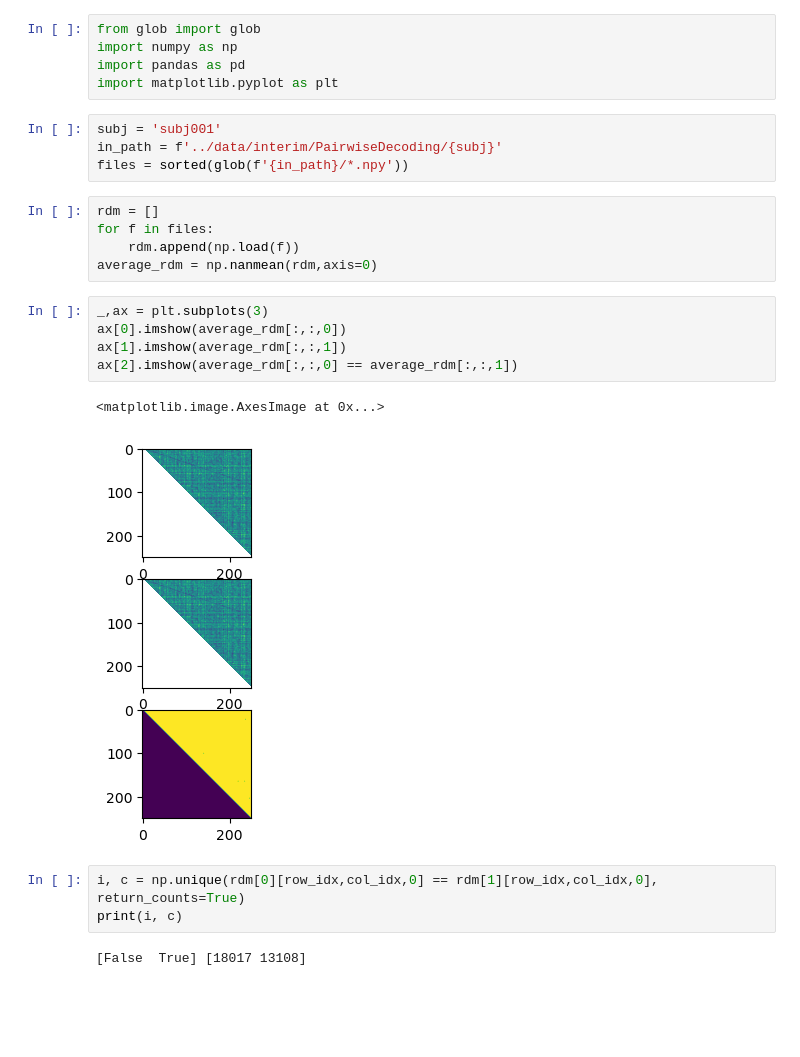
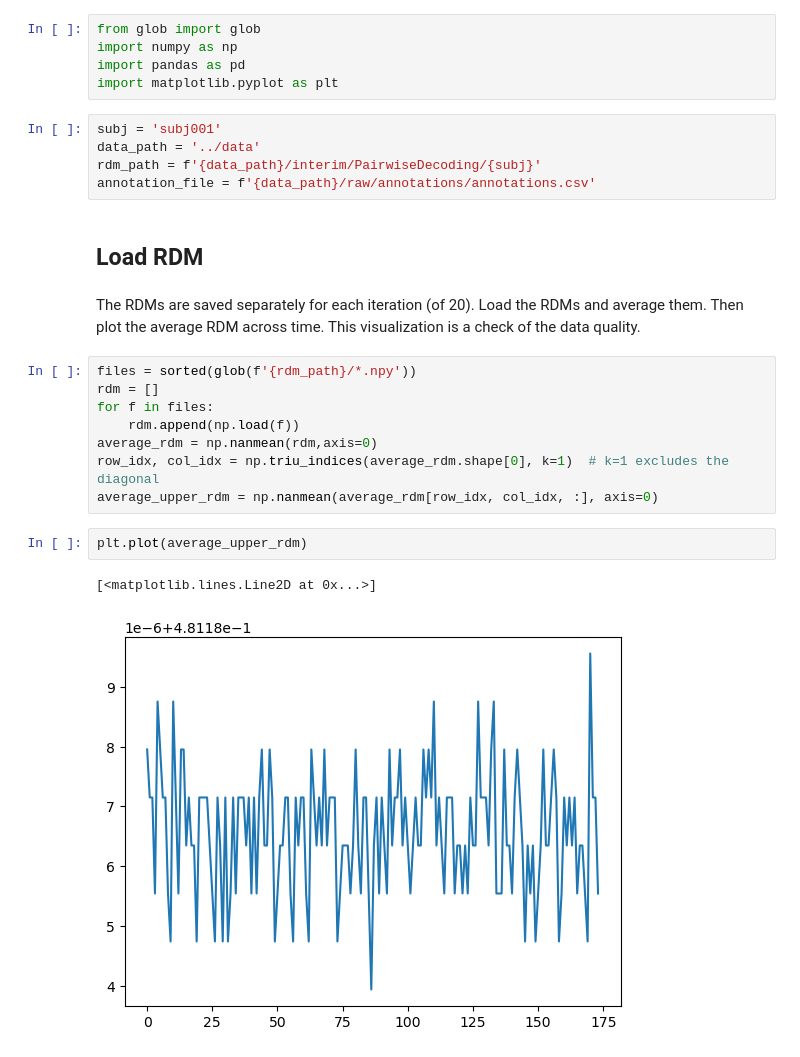
Before and after one commit to Isik-lab/SIEEG_analysis, a Jupyter notebook: notebooks/Untitled.ipynb, the cells around one changed output. Cells and saved outputs as stored; diff of their text form; blank space fills up the shorter version.

```diff
--- a/notebooks/Untitled.ipynb
+++ b/notebooks/Untitled.ipynb
@@ -5,23 +7,23 @@ import pandas as pd
 import matplotlib.pyplot as plt
 # %%
 subj = 'subj001'
-in_path = f'../data/interim/PairwiseDecoding/{subj}'
-files = sorted(glob(f'{in_path}/*.npy'))
+data_path = '../data'
+rdm_path = f'{data_path}/interim/PairwiseDecoding/{subj}'
+annotation_file = f'{data_path}/raw/annotations/annotations.csv'
+# %% [markdown]
+## Load RDM
+# %% [markdown]
+The RDMs are saved separately for each iteration (of 20). Load the RDMs and average them. Then plot the average RDM across time. This visualization is a check of the data quality.
 # %%
+files = sorted(glob(f'{rdm_path}/*.npy'))
 rdm = []
 for f in files:
     rdm.append(np.load(f))
 average_rdm = np.nanmean(rdm,axis=0)
+row_idx, col_idx = np.triu_indices(average_rdm.shape[0], k=1)  # k=1 excludes the diagonal
+average_upper_rdm = np.nanmean(average_rdm[row_idx, col_idx, :], axis=0)
 # %%
-_,ax = plt.subplots(3)
-ax[0].imshow(average_rdm[:,:,0])
-ax[1].imshow(average_rdm[:,:,1])
-ax[2].imshow(average_rdm[:,:,0] == average_rdm[:,:,1])
+plt.plot(average_upper_rdm)
 # %% [output]
-<matplotlib.image.AxesImage at 0x...>
+[<matplotlib.lines.Line2D at 0x...>]
-[figure, old version]
+[figure, new version]
-# %%
-i, c = np.unique(rdm[0][row_idx,col_idx,0] == rdm[1][row_idx,col_idx,0], return_counts=True)
-print(i, c)
-# %% [output]
-[False  True] [18017 13108]
```
Also changed, not shown: parts of 4 cells of this notebook, 1 other file.
